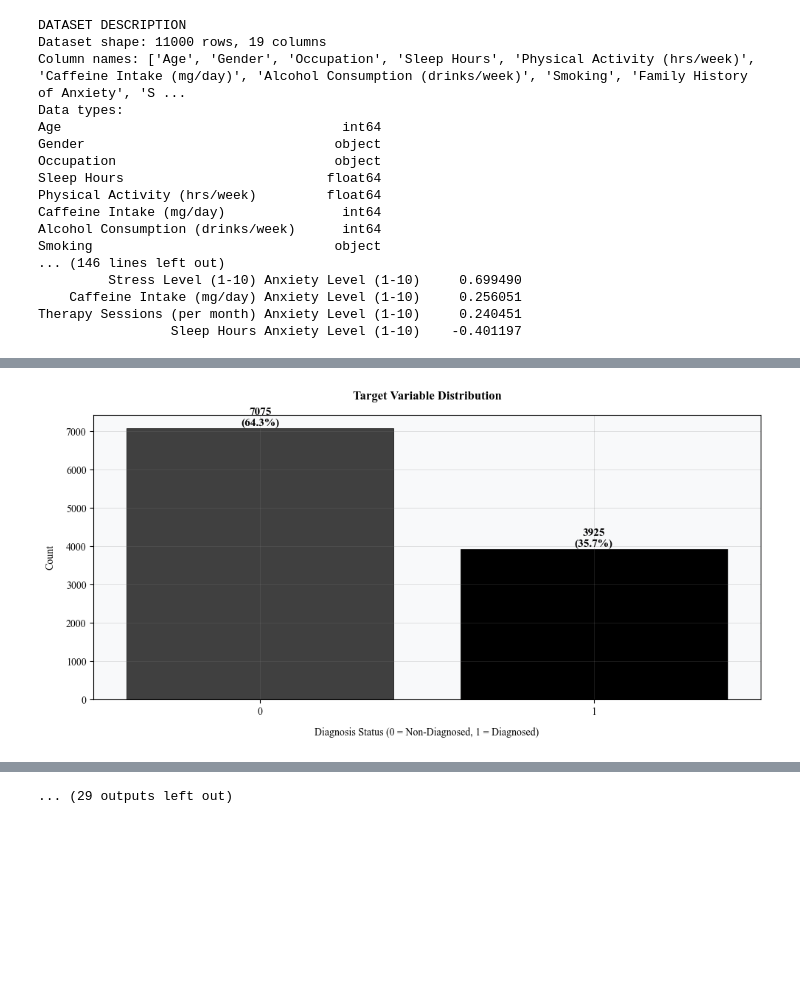
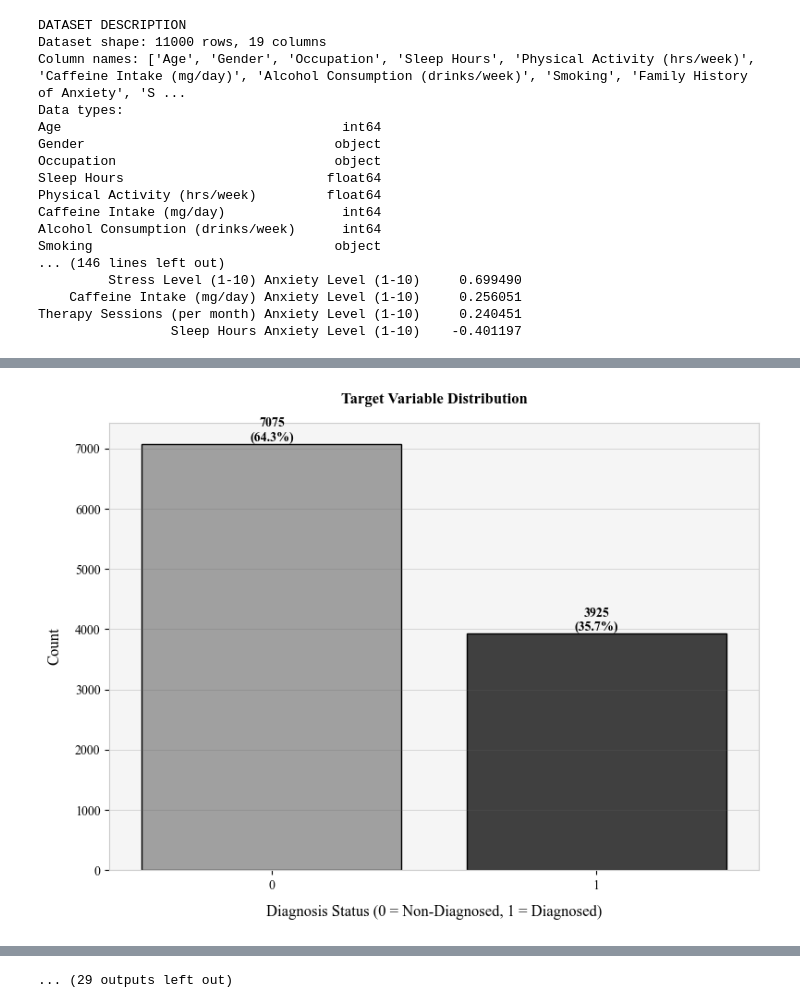
Before and after one commit to GEORGEMUTALE/DECLINE, a Jupyter notebook: cleaning.ipynb, the cells around one changed output, grey strips where cells are left out. Saved outputs shown, nothing was run; the diff lists cells and outputs as text; code cells hidden in the pictures; blank space fills up the shorter version.

Commit message:
I have changed the figures to have a uniform formatting

```diff
--- a/cleaning.ipynb
+++ b/cleaning.ipynb
@@ -4,7 +4,7 @@ import numpy as np
 import matplotlib.pyplot as plt
 import seaborn as sns
 
-# Set global font settings
+# Set global font settings - consistent across all plots
 plt.rcParams['font.family'] = 'Times New Roman'
 plt.rcParams['axes.labelsize'] = 12
 plt.rcParams['xtick.labelsize'] = 10
@@ -12,19 +12,27 @@ plt.rcParams['ytick.labelsize'] = 10
 plt.rcParams['axes.titlesize'] = 12
 plt.rcParams['legend.fontsize'] = 10
 plt.rcParams['figure.titlesize'] = 12
+plt.rcParams['figure.dpi'] = 100
 
 # Define consistent styling function for all plots with grayscale
 def style_plot(ax, title, xlabel, ylabel, legend=True, grid=True):
     """Apply consistent styling to plots with grayscale theme"""
     ax.set_title(title, fontsize=12, fontweight='bold', pad=15, color='black')
-    ax.set_xlabel(xlabel, fontsize=10, labelpad=10, color='black')
-    ax.set_ylabel(ylabel, fontsize=10, labelpad=10, color='black')
+    ax.set_xlabel(xlabel, fontsize=12, labelpad=10, color='black')
+    ax.set_ylabel(ylabel, fontsize=12, labelpad=10, color='black')
     if grid:
-        ax.grid(True, alpha=0.3, linestyle='-', linewidth=0.5, color='gray')
+        # Only show horizontal grid lines
+        ax.grid(True, axis='y', alpha=0.3, linestyle='-', linewidth=0.5, color='#666666')
+        # Disable vertical grid lines
+        ax.grid(False, axis='x')
     if legend:
         ax.legend(fontsize=10, frameon=True, loc='upper left', bbox_to_anchor=(1, 1))
     ax.tick_params(axis='both', which='major', labelsize=10, colors='black')
-    ax.set_facecolor('#f8f9fa')
+    ax.set_facecolor('#f5f5f5')
+    ax.spines['top'].set_color('#cccccc')
+    ax.spines['bottom'].set_color('#cccccc')
+    ax.spines['left'].set_color('#cccccc')
+    ax.spines['right'].set_color('#cccccc')
     return ax
 
 # Load dataset
@@ -149,7 +157,6 @@ for col, stats in zscore_outliers.items():
     if stats['outlier_count'] > 0:
         print(f"  Outlier values: {stats['outlier_values']}")
 
-
 # Numeric features correlation heatmap showing only high correlations
 print("HIGH CORRELATIONS ABS > 0.2")
 corr_matrix = numeric_features.corr(method='spearman')
@@ -179,9 +186,9 @@ if high_corr_pairs:
 else:
     print("No correlations with absolute value > 0.2 found")
 
-# Create heatmap only for high correlations with grayscale styling
+# Create heatmap only for high correlations with grayscale styling - UNIFORM FIGURE SIZE (8,6)
 if high_corr_pairs:
-    fig, ax = plt.subplots(figsize=(10, 8))
+    fig, ax = plt.subplots(figsize=(8, 6))
 
     high_corr_features = list(set([item['Feature 1'] for item in high_corr_pairs] +
                                   [item['Feature 2'] for item in high_corr_pairs]))
@@ -192,16 +199,16 @@ if high_corr_pairs:
     sns.heatmap(high_corr_matrix, annot=True, fmt=".2f",
                 cmap="Greys", center=0, linewidths=0.2, square=True,
                 annot_kws={'size': 10, 'color': 'black'},
-                cbar_kws={'label': 'Correlation Coefficient'}, ax=ax)
+                cbar_kws={'label': 'Correlation Coefficient', 'shrink': 0.8}, ax=ax)
     ax = style_plot(ax, "Feature Correlation Matrix (|r| > 0.2)",
                    "Features", "Features", legend=False, grid=False)
     plt.tight_layout()
     plt.show()
 
-# 1. Target distribution plot with grayscale styling
-fig, ax = plt.subplots(figsize=(10, 5))
-bars = sns.countplot(x=data['Diagnosed'], palette=['#404040', 'black'],
-                     legend=False, ax=ax, edgecolor='black', linewidth=0.5)
+# 1. Target distribution plot - UNIFORM FIGURE SIZE (8,6)
+fig, ax = plt.subplots(figsize=(8, 6))
+bars = sns.countplot(x=data['Diagnosed'], palette=['#a0a0a0', '#404040'],
+                     legend=False, ax=ax, edgecolor='black', linewidth=1)
 ax = style_plot(ax, "Target Variable Distribution",
                "Diagnosis Status (0 = Non-Diagnosed, 1 = Diagnosed)",
                "Count", legend=False)
@@ -212,29 +219,29 @@ for bar in bars.patches:
     percentage = count/total*100
     ax.text(bar.get_x() + bar.get_width()/2., bar.get_height() + 5,
             f'{count}\n({percentage:.1f}%)', ha='center', va='bottom',
-            fontsize=11, fontweight='bold', color='black')
+            fontsize=10, fontweight='bold', color='black')
 
 plt.tight_layout()
 plt.show()
 
-# 2. Feature distribution - separate figures for each numeric feature with grayscale
+# 2. Feature distribution - UNIFORM FIGURE SIZE (8,6)
 numeric_cols = numeric_features.columns.tolist()
 
 for col in numeric_cols:
-    fig, ax = plt.subplots(figsize=(8, 5))
+    fig, ax = plt.subplots(figsize=(8, 6))
 
     diagnosed_data = data[data['Diagnosed'] == 1][col]
     nondiagnosed_data = data[data['Diagnosed'] == 0][col]
 
     # Use grayscale colors
-    ax.hist(nondiagnosed_data, bins=15, alpha=0.6, color='#808080',
+    ax.hist(nondiagnosed_data, bins=15, alpha=0.6, color='#a0a0a0',
             label=f'Non-Diagnosed (n={len(nondiagnosed_data)})',
             edgecolor='black', linewidth=0.5)
-    ax.hist(diagnosed_data, bins=15, alpha=0.8, color='black',
+    ax.hist(diagnosed_data, bins=15, alpha=0.8, color='#404040',
             label=f'Diagnosed (n={len(diagnosed_data)})',
             edgecolor='black', linewidth=0.5)
 
-    ax.axvline(nondiagnosed_data.mean(), color='#404040', linestyle='--',
+    ax.axvline(nondiagnosed_data.mean(), color='#606060', linestyle='--',
                linewidth=2, label=f'Mean Non-Diagnosed: {nondiagnosed_data.mean():.2f}')
     ax.axvline(diagnosed_data.mean(), color='black', linestyle='--',
                linewidth=2, label=f'Mean Diagnosed: {diagnosed_data.mean():.2f}')
@@ -243,9 +250,9 @@ for col in numeric_cols:
     plt.tight_layout()
     plt.show()
 
-# 3. Density plots - separate figures for each numeric feature with grayscale
+# 3. Density plots - UNIFORM FIGURE SIZE (8,6)
 for col in numeric_cols:
-    fig, ax = plt.subplots(figsize=(8, 5))
+    fig, ax = plt.subplots(figsize=(8, 6))
 
     # Use grayscale colors
     subset0 = data[data['Diagnosed'] == 0]
@@ -254,7 +261,7 @@ for col in numeric_cols:
     sns.kdeplot(data=subset0, x=col, color='#808080',
                 label=f'Non-Diagnosed (n={len(subset0)})',
                 fill=True, alpha=0.4, linewidth=2, ax=ax)
-    sns.kdeplot(data=subset1, x=col, color='black',
+    sns.kdeplot(data=subset1, x=col, color='#404040',
                 label=f'Diagnosed (n={len(subset1)})',
                 fill=True, alpha=0.6, linewidth=2, ax=ax)
 
@@ -281,10 +288,9 @@ for col in categorical_features:
     print("Value counts top 10:")
     print(data[col].value_counts().head(10))
 
-# 4. Paired bar chart for binary features with grayscale styling
+# 4. Paired bar chart for binary features - UNIFORM FIGURE SIZE (8,6)
 print("\n" + "="*60)
 print("BINARY FEATURES PERCENTAGES BY DIAGNOSIS GROUP")
-print("="*60)
 
 binary_cols = ['Smoking', 'Family History of Anxiety', 'Dizziness',
                'Medication', 'Recent Major Life Event']
@@ -300,26 +306,32 @@ for col in binary_cols:
     non_diagnosed_pcts.append(diag_0_pct)
     diagnosed_pcts.append(diag_1_pct)
 
-fig, ax = plt.subplots(figsize=(14, 8))
+# UNIFORM FIGURE SIZE (8,6) to match distribution graphs
+fig, ax = plt.subplots(figsize=(8, 6))
 
 x = np.arange(len(feature_display_names))
 width = 0.35
 
-# Use grayscale colors
+# Use grayscale colors with consistent styling
 bars1 = ax.bar(x - width/2, non_diagnosed_pcts, width,
-               label='Non-Diagnosed', color='#808080',
-               edgecolor='black', linewidth=0.5)
+               label='Non-Diagnosed', color='#a0a0a0',
+               edgecolor='black', linewidth=1)
 bars2 = ax.bar(x + width/2, diagnosed_pcts, width,
-               label='Diagnosed', color='black',
-               edgecolor='black', linewidth=0.5)
+               label='Diagnosed', color='#404040',
+               edgecolor='black', linewidth=1)
 
+# Set xticks with consistent font size
 ax.set_xticks(x)
-ax.set_xticklabels(feature_display_names)
+ax.set_xticklabels(feature_display_names, fontsize=10)
 ax.set_ylim(0, 100)
+ax.set_yticks(np.arange(0, 101, 20))
+ax.set_yticklabels([f'{i}%' for i in np.arange(0, 101, 20)], fontsize=10)
 
+# Apply consistent styling using the same style_plot function
 ax = style_plot(ax, "Binary Clinical Indicators: Non-Diagnosed vs Diagnosed",
-               "Clinical Indicators", "Percentage (%)")
+                "Clinical Indicators", "Percentage")
 
+# Add value labels with consistent font size
 for bars in [bars1, bars2]:
     for bar in bars:
         height = bar.get_height()
@@ -327,7 +339,6 @@ for bars in [bars1, bars2]:
                 f'{height:.1f}%', ha='center', va='bottom',
                 fontsize=10, fontweight='bold', color='black')
 
-ax.set_facecolor('#f8f9fa')
 plt.tight_layout()
 plt.show()
 
@@ -367 +378 @@ Passing `palette` without assigning `hue` is deprecated and will be removed in v
-[figure, old version]
+[figure, new version]
```
Also changed, not shown: parts of 1 cell of this notebook, 3 other files.
